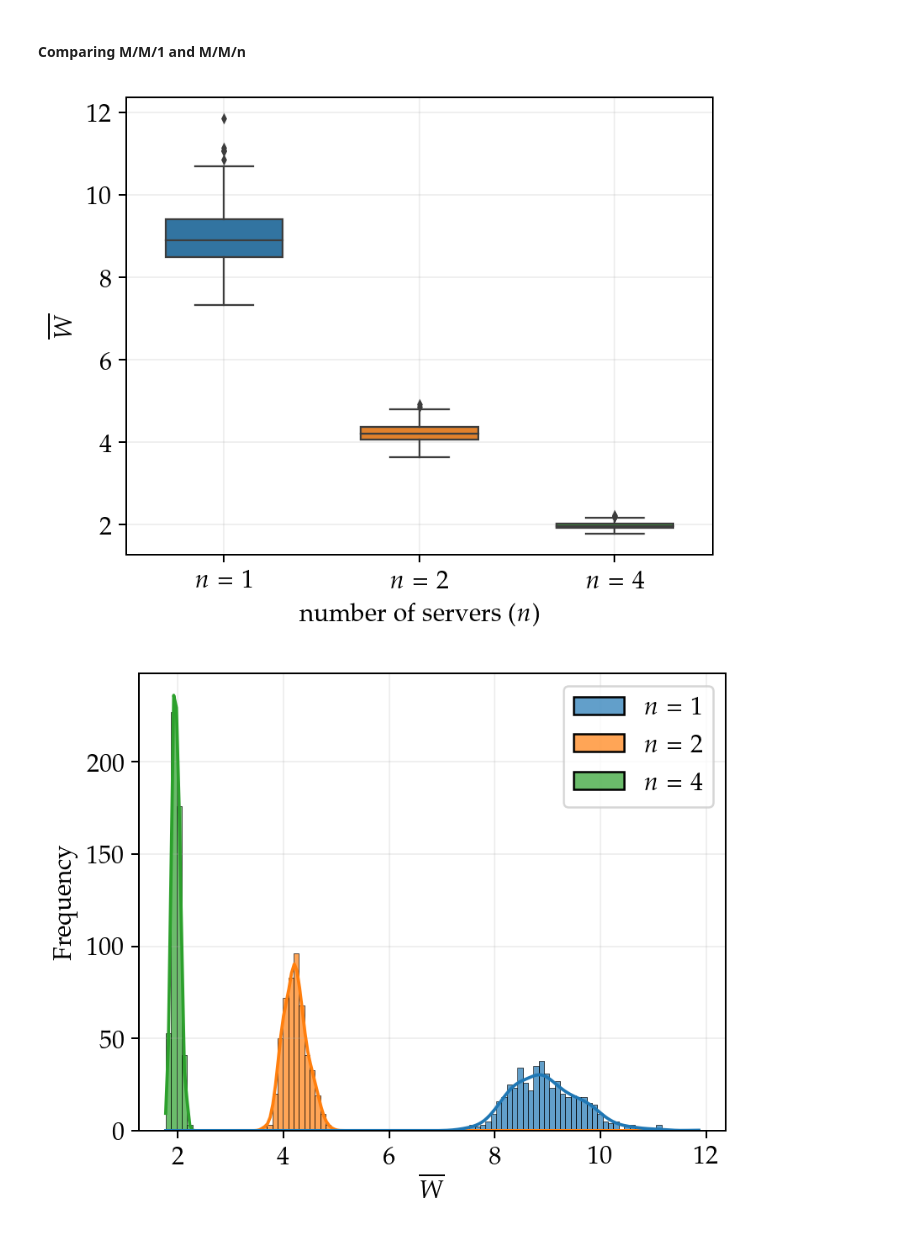
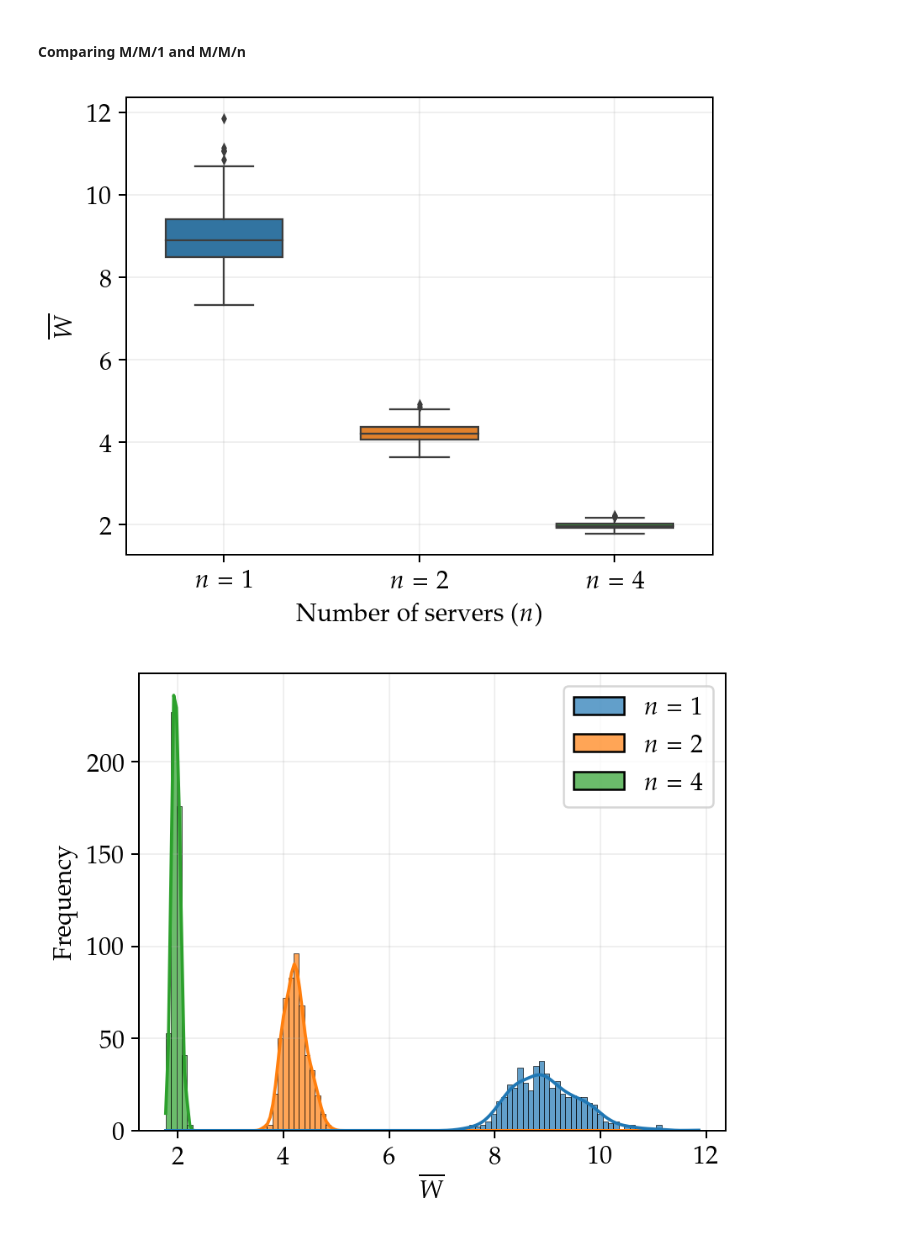
Before and after one commit to Maloup/Stochastic_assignment_2, a Jupyter notebook: Result_visualization.ipynb, the cells around one changed output. Cells and saved outputs as stored; diff of their text form; code cells hidden in the pictures.

```diff
--- a/Result_visualization.ipynb
+++ b/Result_visualization.ipynb
@@ -276,28 +276,28 @@ shelf.close()
 # %%
 fig = plt.figure(figsize=(5, 4))
 
 
 stats_data_n1, stats_data_n2, stats_data_n4 = stats_data
 values_n1 = np.array(stats_data_n1)
 values_n2 = np.array(stats_data_n2)
 values_n4 = np.array(stats_data_n4)
 data_n1 = np.array([np.repeat("$n = 1$", len(values_n1)), values_n1])
 data_n2 = np.array([np.repeat("$n = 2$", len(values_n2)), values_n2])
 data_n3 = np.array([np.repeat("$n = 4$", len(values_n4)), values_n4])
 Data = np.concatenate([data_n1, data_n2, data_n3], axis = 1)
 
 df = pd.DataFrame(Data.T, columns = ["n", "E(W)"])
 df = df.astype({"E(W)": float})
 ax = sns.boxplot(x="n", y="E(W)",  data=df, width = 0.6, zorder=3, linewidth=0.9, fliersize = 2)
 ax.set_axisbelow(True)
 plt.grid(alpha = 0.2, zorder=0)
 #plt.yscale("log")
 plt.ylabel("$\\overline{W}$")
-plt.xlabel("number of servers ($n$)")
+plt.xlabel("Number of servers ($n$)")
 plt.savefig("figures/box_plot_1_2_4_rho0.90.pdf", bbox_inches="tight")
 plt.show()
 # %% [output]
-[figure, old version]
+[figure, new version]
 # %%
 plt.figure(figsize = (5,4))
 g = sns.histplot(data = df, hue="n", x="E(W)", alpha=0.7, kde = True, bins = 100)
```
Also changed, not shown: parts of 6 cells of this notebook, 1 other file.
